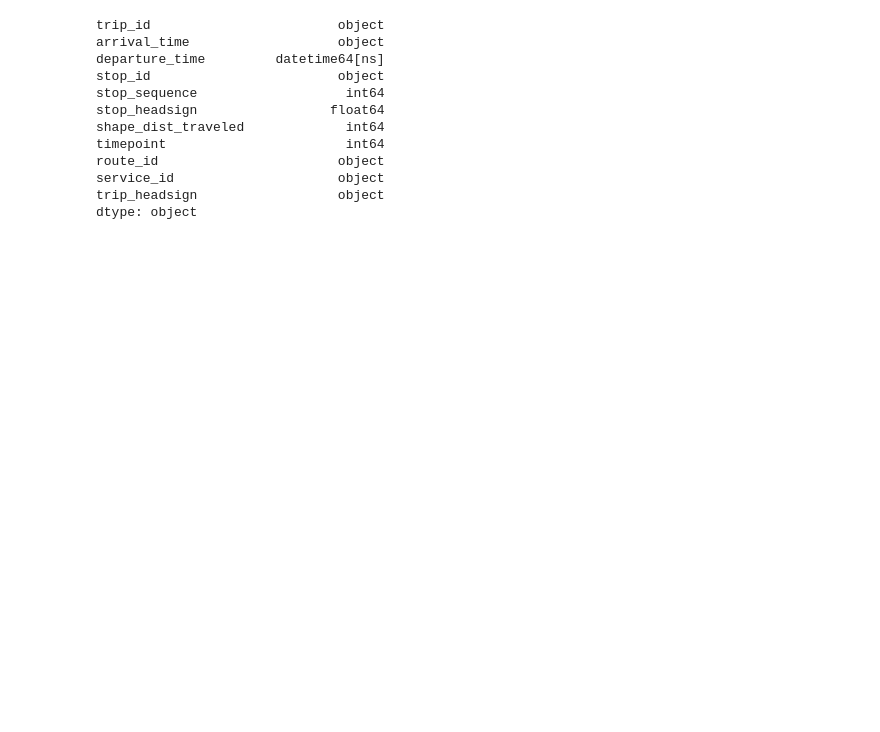
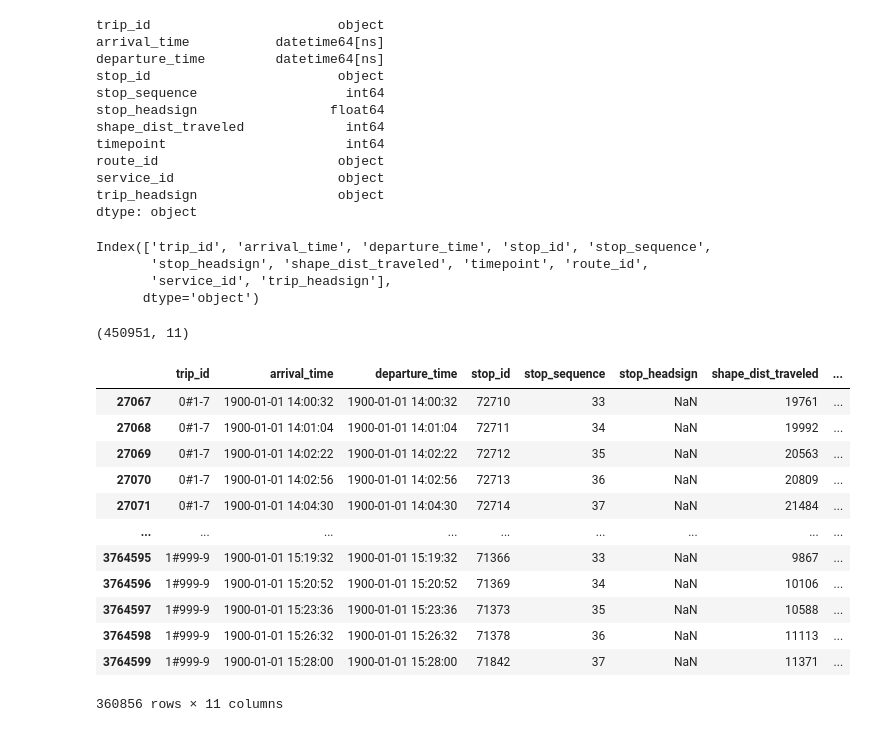
Before and after one commit to fede0603/atacsuicidesquad, a Jupyter notebook: notebooks/optimization.ipynb, the cells around one changed output. Cells and saved outputs as stored; diff of their text form; code cells hidden in the pictures; blank space fills up the shorter version.

```diff
--- a/notebooks/optimization.ipynb
+++ b/notebooks/optimization.ipynb
@@ -4,11 +6,14 @@ import numpy as np
 # %%
 atac_state = pd.read_csv(r"../output_data/atac_state_full.csv")
-atac_state['departure_time']  = pd.to_datetime(atac_state['departure_time'],format= '%H:%M:%S' )
+atac_state['arrival_time'] = pd.to_datetime(atac_state['arrival_time'], format='%H:%M:%S', errors='coerce')
+atac_state['departure_time'] = pd.to_datetime(atac_state['departure_time'], format='%H:%M:%S', errors='coerce')
+# Filter out rows with invalid times (e.g., "25:00:00" becomes NaT)
+atac_state = atac_state.dropna(subset=['arrival_time', 'departure_time'])
 # %%
 atac_state.dtypes
 # %% [output]
 trip_id                        object
-arrival_time                   object
+arrival_time           datetime64[ns]
 departure_time         datetime64[ns]
 stop_id                        object
 stop_sequence                   int64
@@ -19,3 +24,22 @@ route_id                       object
 service_id                     object
 trip_headsign                  object
 dtype: object
+# %%
+atac_state.columns
+# %% [output]
+Index(['trip_id', 'arrival_time', 'departure_time', 'stop_id', 'stop_sequence',
+       'stop_headsign', 'shape_dist_traveled', 'timepoint', 'route_id',
+       'service_id', 'trip_headsign'],
+      dtype='object')
+# %%
+start_time_range = datetime.strptime('13:55:00', "%H:%M:%S")
+end_time_range = datetime.strptime('16:00:00', "%H:%M:%S")
+
+# Apply the filter
+atac_state_100 = atac_state[(atac_state['arrival_time'] >= start_time_range) & (atac_state['arrival_time'] <= end_time_range) &
+                 (atac_state['departure_time'] >= start_time_range) & (atac_state['departure_time'] <= end_time_range)]
+
+atac_state_100 = atac_state_100[['trip_id', 'arrival_time', 'departure_time', 'stop_id', 'stop_sequence',
+       'stop_headsign', 'shape_dist_traveled',
+       'timepoint', 'route_id', 'service_id', 'trip_headsign']]
+atac_state_100.to_csv("../output_data/atac_state_100.csv", index = False)
@@ -21,0 +48,20 @@ dtype: object
+# %%
+atac_state_100.shape
+# %% [output]
+(450951, 11)
+# %%
+atac_state_100.sort_values(by=['trip_id', 'stop_sequence'])
+# %% [output]
+|  | trip_id | arrival_time | departure_time | stop_id | stop_sequence | stop_headsign | shape_dist_traveled | ... |
+| 27067 | 0#1-7 | 1900-01-01 14:00:32 | 1900-01-01 14:00:32 | 72710 | 33 | NaN | 19761 | ... |
+| 27068 | 0#1-7 | 1900-01-01 14:01:04 | 1900-01-01 14:01:04 | 72711 | 34 | NaN | 19992 | ... |
+| 27069 | 0#1-7 | 1900-01-01 14:02:22 | 1900-01-01 14:02:22 | 72712 | 35 | NaN | 20563 | ... |
+| 27070 | 0#1-7 | 1900-01-01 14:02:56 | 1900-01-01 14:02:56 | 72713 | 36 | NaN | 20809 | ... |
+| 27071 | 0#1-7 | 1900-01-01 14:04:30 | 1900-01-01 14:04:30 | 72714 | 37 | NaN | 21484 | ... |
+| ... | ... | ... | ... | ... | ... | ... | ... | ... |
+| 3764595 | 1#999-9 | 1900-01-01 15:19:32 | 1900-01-01 15:19:32 | 71366 | 33 | NaN | 9867 | ... |
+| 3764596 | 1#999-9 | 1900-01-01 15:20:52 | 1900-01-01 15:20:52 | 71369 | 34 | NaN | 10106 | ... |
+| 3764597 | 1#999-9 | 1900-01-01 15:23:36 | 1900-01-01 15:23:36 | 71373 | 35 | NaN | 10588 | ... |
+| 3764598 | 1#999-9 | 1900-01-01 15:26:32 | 1900-01-01 15:26:32 | 71378 | 36 | NaN | 11113 | ... |
+| 3764599 | 1#999-9 | 1900-01-01 15:28:00 | 1900-01-01 15:28:00 | 71842 | 37 | NaN | 11371 | ... |
+360856 rows × 11 columns
```
Also changed, not shown: parts of 34 cells of this notebook, 1 other file.
